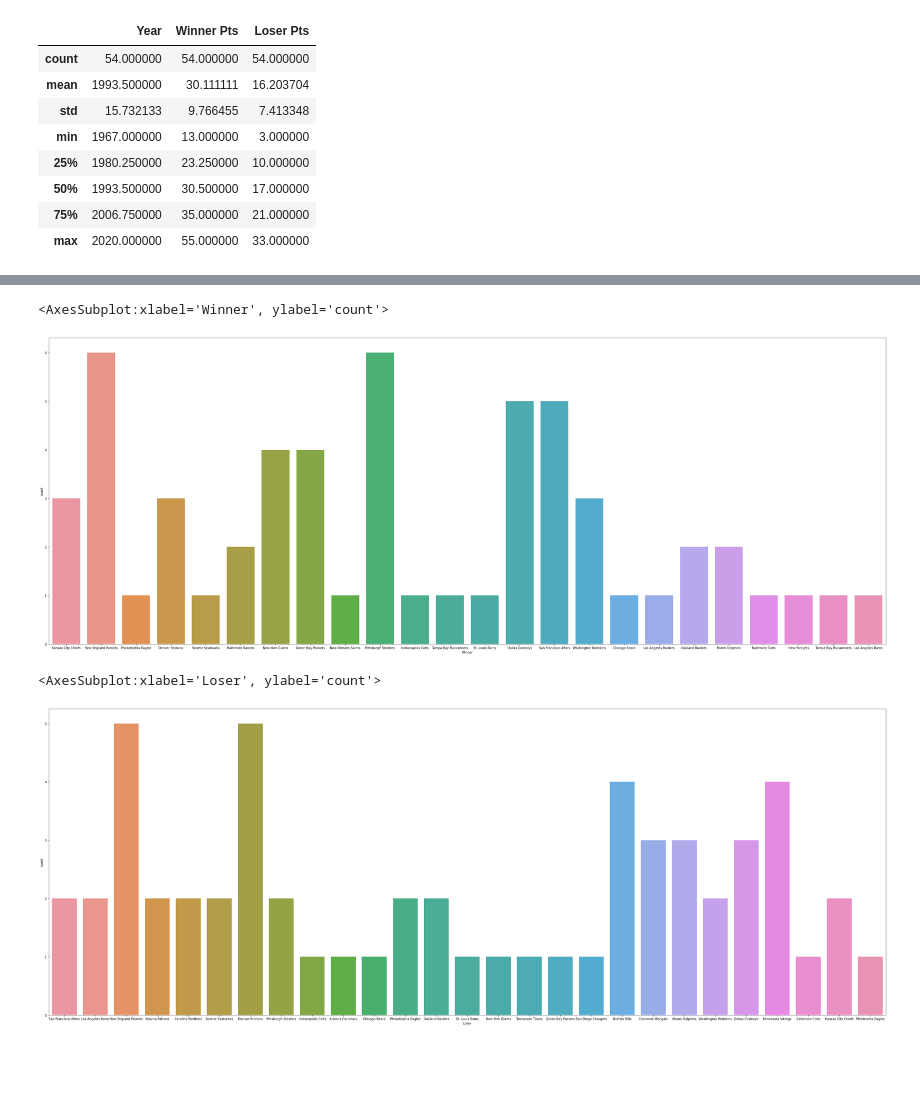
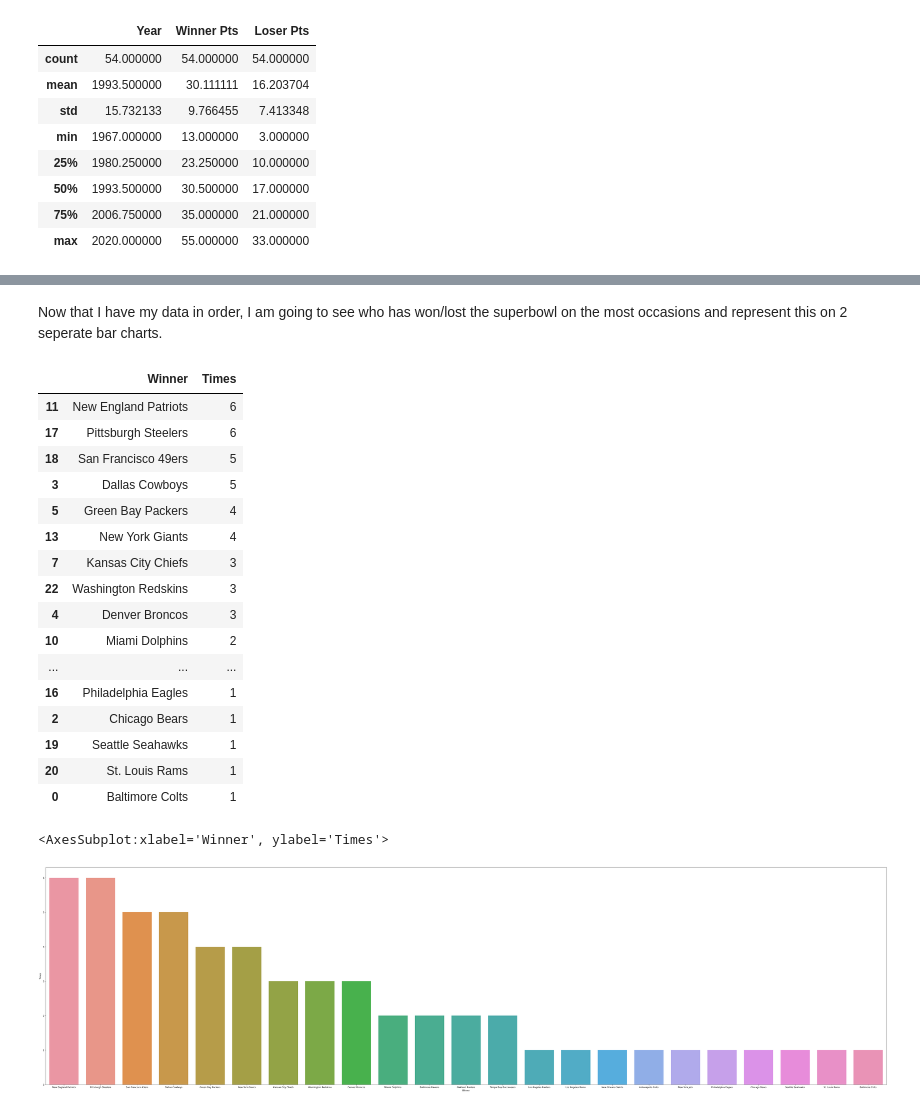
Before and after one commit to IssaFlynn/UCDPA_IssaFlynn, a Jupyter notebook: Project folder/UCDPA_IssaFlynn (2) (2).ipynb, the cells around one changed output, grey strips where cells are left out. Cells and saved outputs as stored; diff of their text form; code cells hidden in the pictures; blank space fills up the shorter version.

```diff
--- a/Project folder/UCDPA_IssaFlynn (2) (2).ipynb
+++ b/Project folder/UCDPA_IssaFlynn (2) (2).ipynb
@@ -132,14 +132,31 @@ Now that I have my data in order, I am going to see who has won/lost the superbo
+# %% [markdown]
+Now that I have my data in order, I am going to see who has won/lost the superbowl on the most occasions and represent this on 2 seperate bar charts.
 # %%
 # Winners bar plot
-plt.figure(figsize=(48,18))
-sns.countplot(x='Winner', data=superbowl)
+superbowl['Times'] = 1
+superbowl_grp_win = superbowl.groupby('Winner').sum()['Times'].reset_index().sort_values(by = 'Times', ascending=False)
+superbowl_grp_win
 # %% [output]
-<AxesSubplot:xlabel='Winner', ylabel='count'>
-[figure, removed]
+|  | Winner | Times |
+| 11 | New England Patriots | 6 |
+| 17 | Pittsburgh Steelers | 6 |
+| 18 | San Francisco 49ers | 5 |
+| 3 | Dallas Cowboys | 5 |
+| 5 | Green Bay Packers | 4 |
+| 13 | New York Giants | 4 |
+| 7 | Kansas City Chiefs | 3 |
+| 22 | Washington Redskins | 3 |
+| 4 | Denver Broncos | 3 |
+| 10 | Miami Dolphins | 2 |
+| ... | ... | ... |
+| 16 | Philadelphia Eagles | 1 |
+| 2 | Chicago Bears | 1 |
+| 19 | Seattle Seahawks | 1 |
+| 20 | St. Louis Rams | 1 |
+| 0 | Baltimore Colts | 1 |
-# %%
-# Losers bar plot
-plt.figure(figsize=(48,18))
-sns.countplot(x='Loser', data=superbowl)
-# %% [output]
-<AxesSubplot:xlabel='Loser', ylabel='count'>
-[figure, removed]
+# %%
+plt.figure(figsize=(68,18))
+sns.barplot(x='Winner', y='Times', data=superbowl_grp_win)
+# %% [output]
+<AxesSubplot:xlabel='Winner', ylabel='Times'>
+[figure, added]
```
Also changed, not shown: parts of 8 cells of this notebook.
